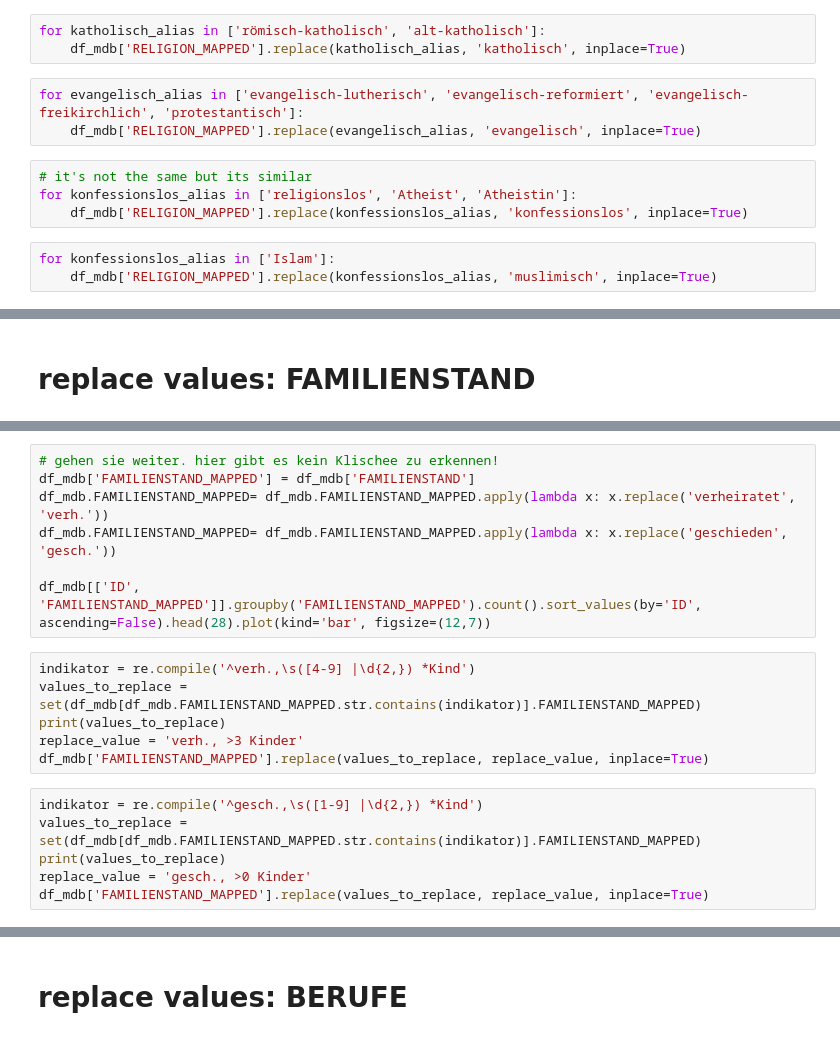
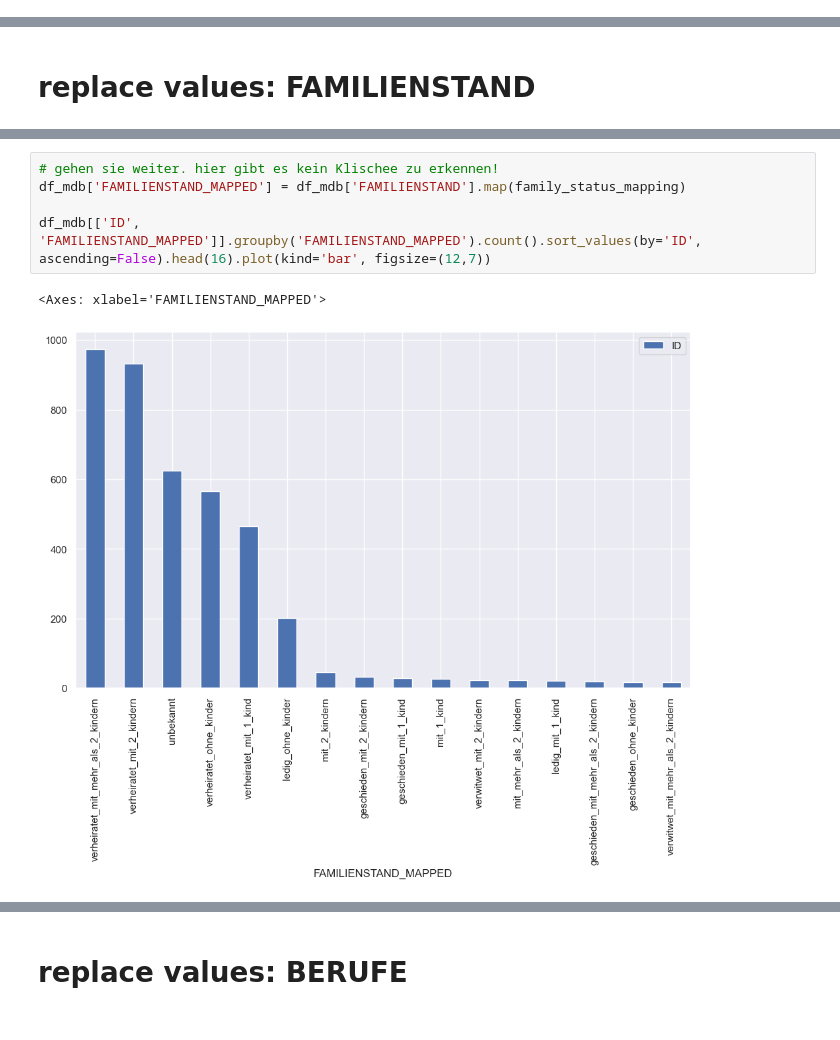
Before and after one commit to mrs-curi0sity/bundestag-mining, a Jupyter notebook: notebooks/Parse_Stammdaten.ipynb, the cells around one changed output, grey strips where cells are left out. Cells and saved outputs as stored; diff of their text form.

Commit message:
Major updates in mapping BERUF and FAMILIENSTAND

```diff
--- a/notebooks/Parse_Stammdaten.ipynb
+++ b/notebooks/Parse_Stammdaten.ipynb
@@ -200,13 +190,0 @@ df_mdb.RELIGION_MAPPED.value_counts().head(12)
-# %%
-for katholisch_alias in ['römisch-katholisch', 'alt-katholisch']:
-    df_mdb['RELIGION_MAPPED'].replace(katholisch_alias, 'katholisch', inplace=True)
-# %%
-for evangelisch_alias in ['evangelisch-lutherisch', 'evangelisch-reformiert', 'evangelisch-freikirchlich', 'protestantisch']:
-    df_mdb['RELIGION_MAPPED'].replace(evangelisch_alias, 'evangelisch', inplace=True)
-# %%
-# it's not the same but its similar
-for konfessionslos_alias in ['religionslos', 'Atheist', 'Atheistin']:
-    df_mdb['RELIGION_MAPPED'].replace(konfessionslos_alias, 'konfessionslos', inplace=True)
-# %%
-for konfessionslos_alias in ['Islam']:
-    df_mdb['RELIGION_MAPPED'].replace(konfessionslos_alias, 'muslimisch', inplace=True)
@@ -220,21 +238,10 @@ df_mdb['RELIGION_MAPPED'].value_counts().plot(kind='bar')
 # %%
 # gehen sie weiter. hier gibt es kein Klischee zu erkennen!
-df_mdb['FAMILIENSTAND_MAPPED'] = df_mdb['FAMILIENSTAND']
-df_mdb.FAMILIENSTAND_MAPPED= df_mdb.FAMILIENSTAND_MAPPED.apply(lambda x: x.replace('verheiratet', 'verh.'))
-df_mdb.FAMILIENSTAND_MAPPED= df_mdb.FAMILIENSTAND_MAPPED.apply(lambda x: x.replace('geschieden', 'gesch.'))
+df_mdb['FAMILIENSTAND_MAPPED'] = df_mdb['FAMILIENSTAND'].map(family_status_mapping)
 
-df_mdb[['ID', 'FAMILIENSTAND_MAPPED']].groupby('FAMILIENSTAND_MAPPED').count().sort_values(by='ID', ascending=False).head(28).plot(kind='bar', figsize=(12,7))
+df_mdb[['ID', 'FAMILIENSTAND_MAPPED']].groupby('FAMILIENSTAND_MAPPED').count().sort_values(by='ID', ascending=False).head(16).plot(kind='bar', figsize=(12,7))
+# %% [output]
+<Axes: xlabel='FAMILIENSTAND_MAPPED'>
+[figure, added]
-# %%
-indikator = re.compile('^verh.,\s([4-9] |\d{2,}) *Kind')
-values_to_replace = set(df_mdb[df_mdb.FAMILIENSTAND_MAPPED.str.contains(indikator)].FAMILIENSTAND_MAPPED)
-print(values_to_replace)
-replace_value = 'verh., >3 Kinder'
-df_mdb['FAMILIENSTAND_MAPPED'].replace(values_to_replace, replace_value, inplace=True)
-# %%
-indikator = re.compile('^gesch.,\s([1-9] |\d{2,}) *Kind')
-values_to_replace = set(df_mdb[df_mdb.FAMILIENSTAND_MAPPED.str.contains(indikator)].FAMILIENSTAND_MAPPED)
-print(values_to_replace)
-replace_value = 'gesch., >0 Kinder'
-df_mdb['FAMILIENSTAND_MAPPED'].replace(values_to_replace, replace_value, inplace=True)
 # %%
 df_mdb[['ID', 'FAMILIENSTAND_MAPPED']].groupby('FAMILIENSTAND_MAPPED').count().sort_values(by='ID', ascending=False).head(16)
```
Also changed, not shown: parts of 64 cells of this notebook, 6 other files.
